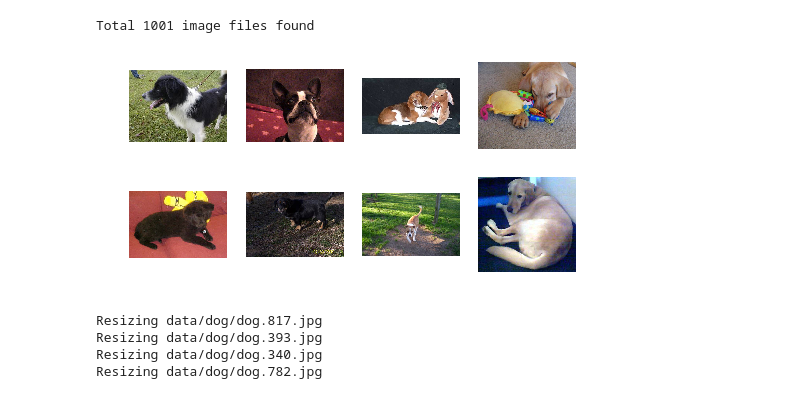
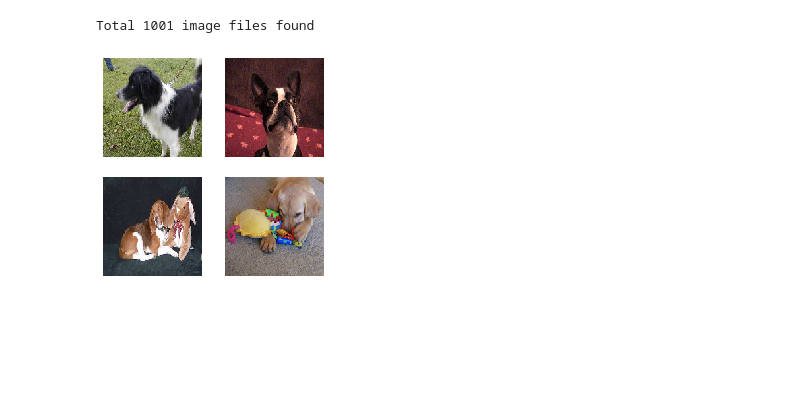
Before and after one commit to shivampip/NotDog, a Jupyter notebook: shiv.ipynb, the cells around one changed output. Drawn from its saved outputs; the diff is of its cells as text; code cells hidden in the pictures; blank space fills up the shorter version.

```diff
--- a/shiv.ipynb
+++ b/shiv.ipynb
@@ -9,6 +10,4 @@ idata.get_all_files()
 # %% [output]
 Total 1001 image files found
 # %%
-idata.plot_sample(rows=2, cols=4)
+#idata.plot_sample(rows=2, cols=4)
-# %% [output]
-[figure, removed]
@@ -15,7 +16,4 @@ idata.plot_sample(rows=2, cols=4)
 # %%
-idata.process(count=4)
+idata.plot_processed_sample(count= 4)
 # %% [output]
-Resizing data/dog/dog.817.jpg
-Resizing data/dog/dog.393.jpg
-Resizing data/dog/dog.340.jpg
-Resizing data/dog/dog.782.jpg
+[figure, added]
```
Also changed, not shown: parts of 13 cells of this notebook, 1 other file.
